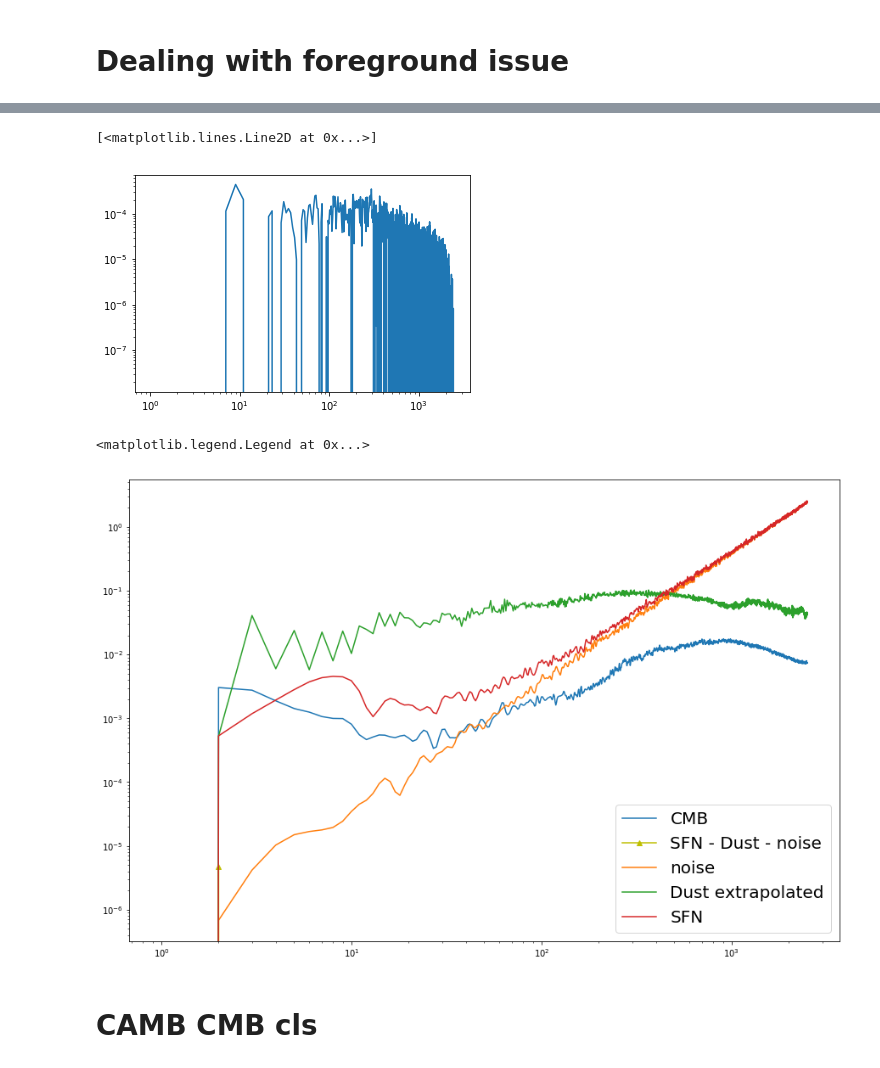
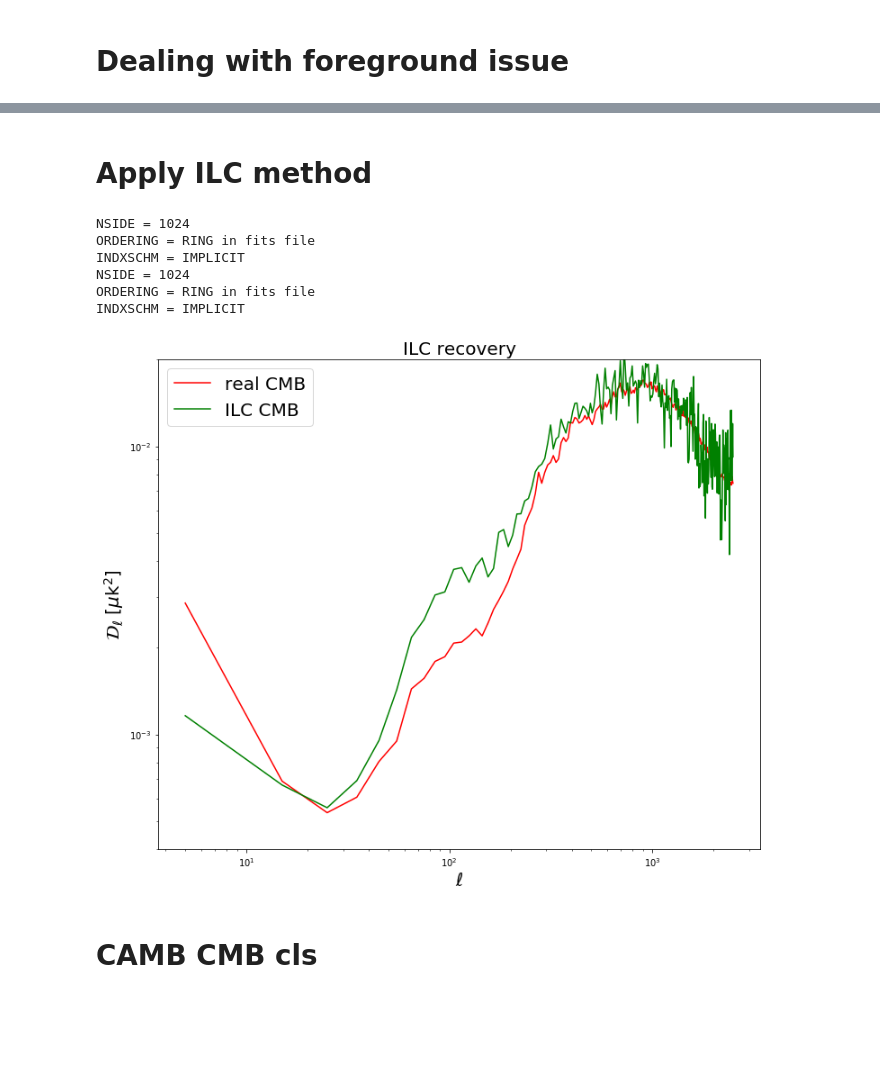
Before and after one commit to yaojian95/Ali_foreground, a Jupyter notebook: codes/Foregrounds.ipynb, the cells around one changed output, grey strips where cells are left out. Saved outputs shown, nothing was run; the diff lists cells and outputs as text; code cells hidden in the pictures; blank space fills up the shorter version.

```diff
--- a/codes/Foregrounds.ipynb
+++ b/codes/Foregrounds.ipynb
@@ -199,19 +226,2 @@ Text(0.5, 1.0, 'Dust')
-# %%
-plt.loglog(Ell,  Ell*(Ell+1)/2/np.pi*bin_l(sn_exf_cl[K] - cmb_cls[K]))
-# %% [output]
-[<matplotlib.lines.Line2D at 0x...>]
-[figure, removed]
-# %%
-G = 2
-plt.figure(figsize = (15, 10))
-plt.loglog(ell, Ell*cmb_cl[G], label = 'CMB')
-plt.loglog(ell, Ell*(sfn_cl[G] - dust_extra_cl[G] -nls[G]),'y-^', label = 'SFN - Dust - noise')
-
-plt.loglog(ell, ell*(ell+1)/2/np.pi*nls[G], label = 'noise')
-
-plt.plot(ell, Ell*dust_extra_cl[G], label = 'Dust extrapolated')
-plt.loglog(ell, Ell*sfn_cl[G], label = 'SFN')
-plt.legend(fontsize = 20)
-# %% [output]
-<matplotlib.legend.Legend at 0x...>
-[figure, removed]
+# %% [markdown]
+# Apply ILC method
@@ -217,0 +250,39 @@ plt.legend(fontsize = 20)
+# %%
+noise_95 = hp.read_map('/smc/jianyao/Ali_maps/noise_realizations1.fits', field = None)
+noise_150 = hp.read_map('/smc/jianyao/Ali_maps/noise_realizations_150.fits', field = None)
+# %% [output]
+NSIDE = 1024
+ORDERING = RING in fits file
+INDXSCHM = IMPLICIT
+NSIDE = 1024
+ORDERING = RING in fits file
+INDXSCHM = IMPLICIT
+# %%
+# total power spectrum
+total = np.zeros((2, 3, 12*nside**2))
+total[0] = dust_95_psm + cmb + noise_95 #- dust_extra_95;
+total[1] = dust_150_psm + cmb + noise_150 #- dust_extra_150
+total_ps = Power_spectrum(Mask(total), 0, lmax = lmax)
+
+# noise power spectrum
+Noise = np.zeros((2,3,12*nside**2))
+Noise[0] = noise_95;  Noise[1] = noise_150
+noise_ps = Power_spectrum(Mask(Noise), 0, lmax = lmax)
+# %%
+e = np.matrix(np.ones(2))
+noise_bin = bin_l(noise_ps); noise_ilc = np.zeros(Q); total_bin = bin_l(total_ps)
+cl_ilc = np.zeros(Q)
+#calculate the weight
+W = np.matrix(np.zeros((Q, 2)))
+for l in range(Q):
+    norm = e*np.linalg.pinv((total_bin[l]))*e.T
+    W[l,:] = e*np.linalg.pinv((total_bin[l]))/norm
+
+for i in range(Q):
+    noise_ilc[i] = W[i,:]*(noise_bin[i])*np.transpose(W[i,:])
+    cl_ilc[i] = 1.0/(e*np.linalg.pinv((total_bin[i]))*e.T) - noise_ilc[i]
+# %%
+cmb_ma = Mask(cmb)
+cmb_cls = hp.anafast(cmb_ma, lmax = lmax, nspec = 3)
+# %%
+cls = bin_l(cmb_cls[2])
@@ -218,3 +293,17 @@ plt.legend(fontsize = 20)
+# %%
+plt.figure(figsize = (12, 10))
+plt.loglog(Ell, Ell*(Ell+1)/2/np.pi*cls, 'r-',label = 'real CMB')
+plt.loglog(Ell, Ell*(Ell+1)/2/np.pi*cl_ilc, 'g-', label = 'ILC CMB')
+# plt.loglog(Ell, Ell*(Ell+1)/2/np.pi*cl_extra, 'b-',label = 'extra CMB')
+
+plt.xlabel('$\ell$', fontsize = 20);
+plt.ylabel(r'$\mathcal{D}_{\ell}$ [$\mu$k$^2$]', fontsize = 20)
+plt.legend(fontsize = 20)
+plt.title('ILC recovery', fontsize = 20)
+plt.ylim(4e-4, 2e-2)
+plt.savefig('../results/ILC_before_extra_no_comparision.pdf', format = 'pdf')
+# %% [output]
+[figure, added]
 # %% [markdown]
 # CAMB CMB cls
 # %%
```
Also changed, not shown: parts of 49 cells of this notebook, 1 other file.
